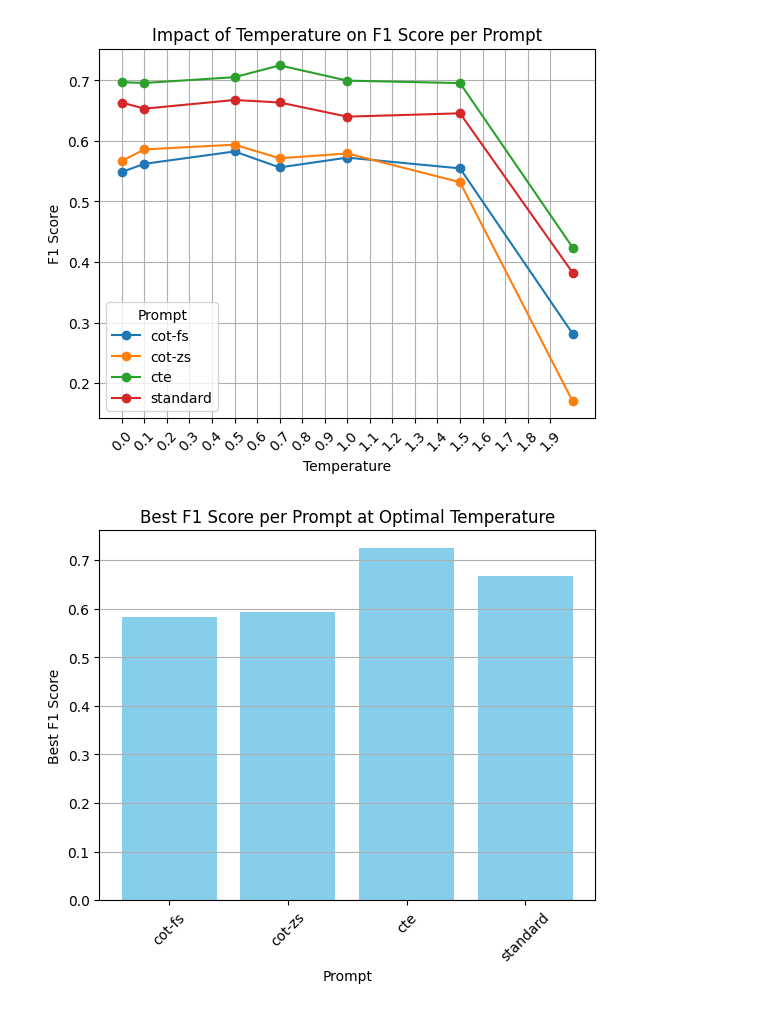
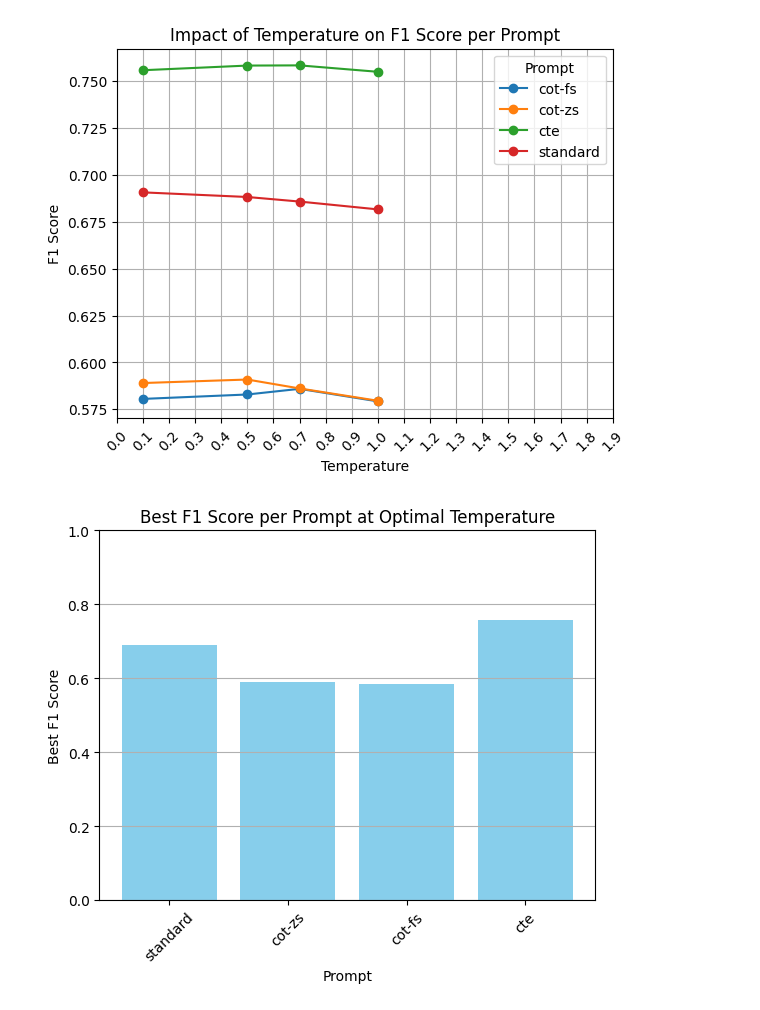
Before and after one commit to bdsaglam/bellem, a Jupyter notebook: dev_nbs/research-mhqa/visualize-experiments.ipynb, the cells around one changed output. Cells and saved outputs as stored; diff of their text form; code cells hidden in the pictures.

```diff
--- a/dev_nbs/research-mhqa/visualize-experiments.ipynb
+++ b/dev_nbs/research-mhqa/visualize-experiments.ipynb
@@ -29,11 +29,11 @@ from dvc.repo import Repo
 repo = Repo()
 
 # Get the experiments
-experiments = list(extract_experiments(repo.experiments.show(num=100)))
+experiments = list(extract_experiments(repo.experiments.show()))
 # %%
 df = (
     pd.json_normalize(experiments)
-    .sort_values(["params.model", "params.prompt", "params.temperature", "params.run"])
+    .sort_values(["params.qa.model", "params.qa.prompt", "params.qa.temperature", "params.run"])
     .drop(columns=["commit", "id", "name"])
 )
 df
@@ -78,34 +82,47 @@ df.drop(columns=['params.model']).groupby(["params.prompt", "params.temperature"
 # %%
 # Average metrics over repeated runs (params.run)
-df_avg = df.groupby(['params.prompt', 'params.temperature'])[['metrics.exact_match', 'metrics.f1', 'metrics.fuzzy_match']].mean().reset_index()
+df_avg = (
+    df.groupby(["params.qa.prompt", "params.qa.temperature"])[
+        ["metrics.exact_match", "metrics.f1", "metrics.fuzzy_match"]
+    ]
+    .mean()
+    .reset_index()
+)
 
 # Plotting the impact of temperature per prompt
-prompts = df_avg['params.prompt'].unique()
+prompts = df_avg["params.qa.prompt"].unique()
 
 for prompt in prompts:
-    subset = df_avg[df_avg['params.prompt'] == prompt]
-    plt.plot(subset['params.temperature'], subset['metrics.f1'], marker='o', label=prompt)
+    subset = df_avg[df_avg["params.qa.prompt"] == prompt]
+    plt.plot(subset["params.qa.temperature"], subset["metrics.f1"], marker="o", label=prompt)
 
-plt.xlabel('Temperature')
-plt.ylabel('F1 Score')
-plt.title('Impact of Temperature on F1 Score per Prompt')
-plt.legend(title='Prompt')
+plt.xlabel("Temperature")
+plt.ylabel("F1 Score")
+plt.title("Impact of Temperature on F1 Score per Prompt")
+plt.legend(title="Prompt")
 plt.xticks(ticks=list(np.arange(0, 2, 0.1)), rotation=45)  # Adding xticks for temperature values in range(0, 2, 0.1)
 plt.grid(True)
 plt.show()
-
-# To compare the prompts at the best temperature
-# Assuming "best temperature" is defined as the one with the highest average F1 score
-best_temperatures = df_avg.loc[df_avg.groupby('params.prompt')['metrics.f1'].idxmax()]
-
-# Plotting the best F1 scores per prompt
-plt.bar(best_temperatures['params.prompt'], best_temperatures['metrics.f1'], color='skyblue')
-plt.xlabel('Prompt')
-plt.ylabel('Best F1 Score')
-plt.title('Best F1 Score per Prompt at Optimal Temperature')
-plt.xticks(rotation=45)
-plt.grid(axis='y')
-plt.show()
 # %% [output]
-[figure, old version]
+[figure, new version]
-[figure, removed]
+# %%
+# To compare the prompts at the best temperature
+# Assuming "best temperature" is defined as the one with the highest average F1 score
+df_best_temp = (
+    df_avg.loc[df_avg.groupby("params.qa.prompt")["metrics.f1"].idxmax()]
+    .set_index("params.qa.prompt", drop=False)
+    .loc[["standard", "cot-zs", "cot-fs", "cte"]]
+    .copy()
+)
+
+# Plotting the best F1 scores per prompt
+plt.bar(df_best_temp["params.qa.prompt"], df_best_temp["metrics.f1"], color="skyblue")
+plt.ylim(0, 1)
+plt.xlabel("Prompt")
+plt.ylabel("Best F1 Score")
+plt.title("Best F1 Score per Prompt at Optimal Temperature")
+plt.xticks(rotation=45)
+plt.grid(axis="y")
+plt.show()
+# %% [output]
+[figure, added]
```
Also changed, not shown: parts of 4 cells of this notebook, 2 other files.
